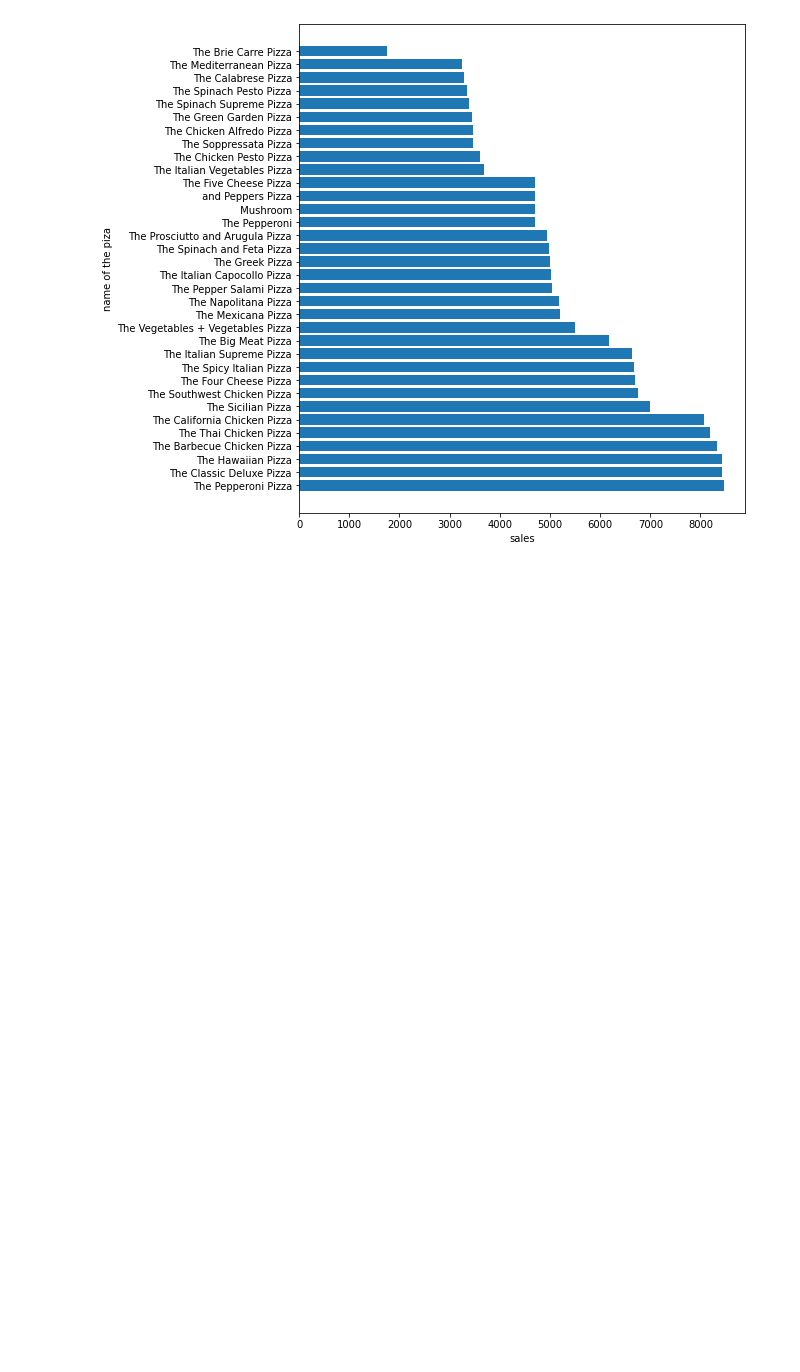
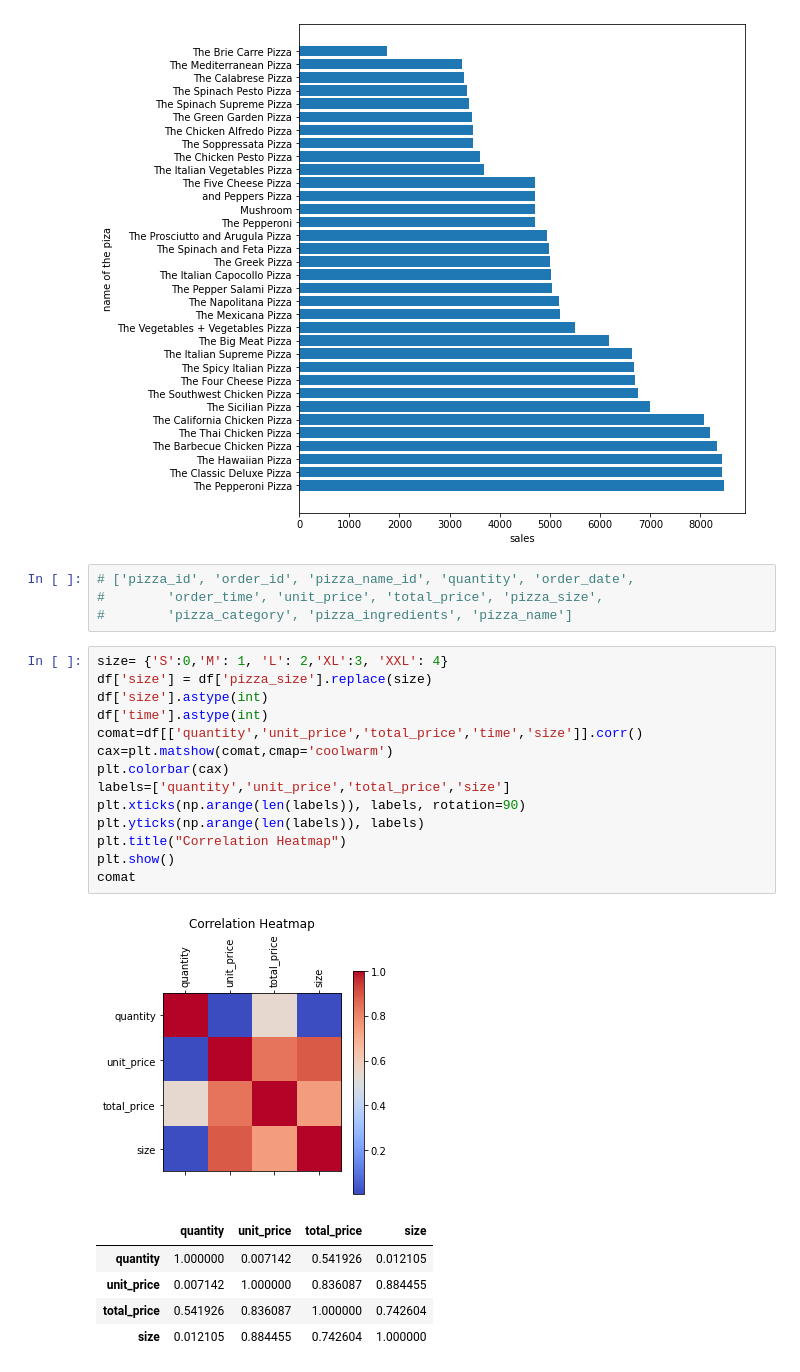
Before and after one commit to NAGSnag/DATA_ANALYSIS, a Jupyter notebook: piza_sales_analysis.ipynb, the cells around one changed output. Saved outputs shown, nothing was run; the diff lists cells and outputs as text; blank space fills up the shorter version.

```diff
--- a/piza_sales_analysis.ipynb
+++ b/piza_sales_analysis.ipynb
@@ -296,3 +293,28 @@ plt.ylabel('name of the piza')
 plt.show()
 # %% [output]
 [figure]
+# %%
+# ['pizza_id', 'order_id', 'pizza_name_id', 'quantity', 'order_date',
+#        'order_time', 'unit_price', 'total_price', 'pizza_size',
+#        'pizza_category', 'pizza_ingredients', 'pizza_name']
+# %%
+size= {'S':0,'M': 1, 'L': 2,'XL':3, 'XXL': 4}
+df['size'] = df['pizza_size'].replace(size)
+df['size'].astype(int)
+df['time'].astype(int)
+comat=df[['quantity','unit_price','total_price','time','size']].corr()
+cax=plt.matshow(comat,cmap='coolwarm')
+plt.colorbar(cax)
+labels=['quantity','unit_price','total_price','size']
+plt.xticks(np.arange(len(labels)), labels, rotation=90)
+plt.yticks(np.arange(len(labels)), labels)
+plt.title("Correlation Heatmap")
+plt.show()
+comat
+# %% [output]
+[figure, added]
+|  | quantity | unit_price | total_price | size |
+| quantity | 1.000000 | 0.007142 | 0.541926 | 0.012105 |
+| unit_price | 0.007142 | 1.000000 | 0.836087 | 0.884455 |
+| total_price | 0.541926 | 0.836087 | 1.000000 | 0.742604 |
+| size | 0.012105 | 0.884455 | 0.742604 | 1.000000 |
```
Also changed, not shown: parts of 2 cells of this notebook.
